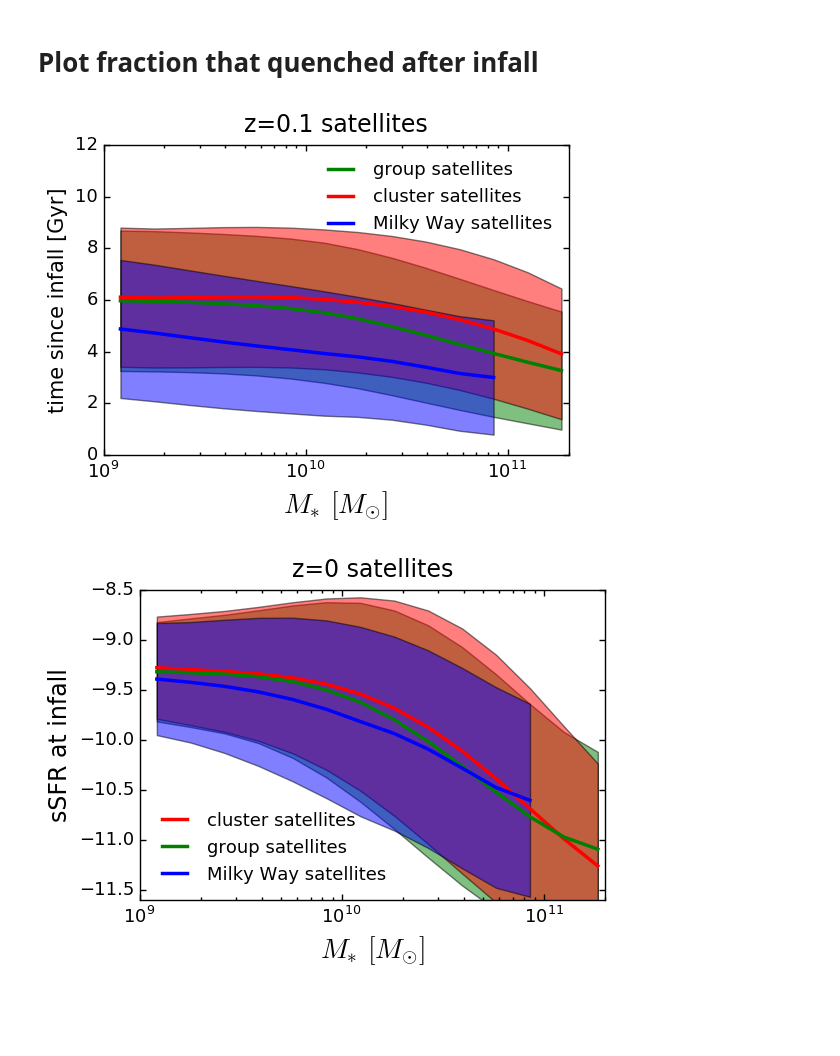
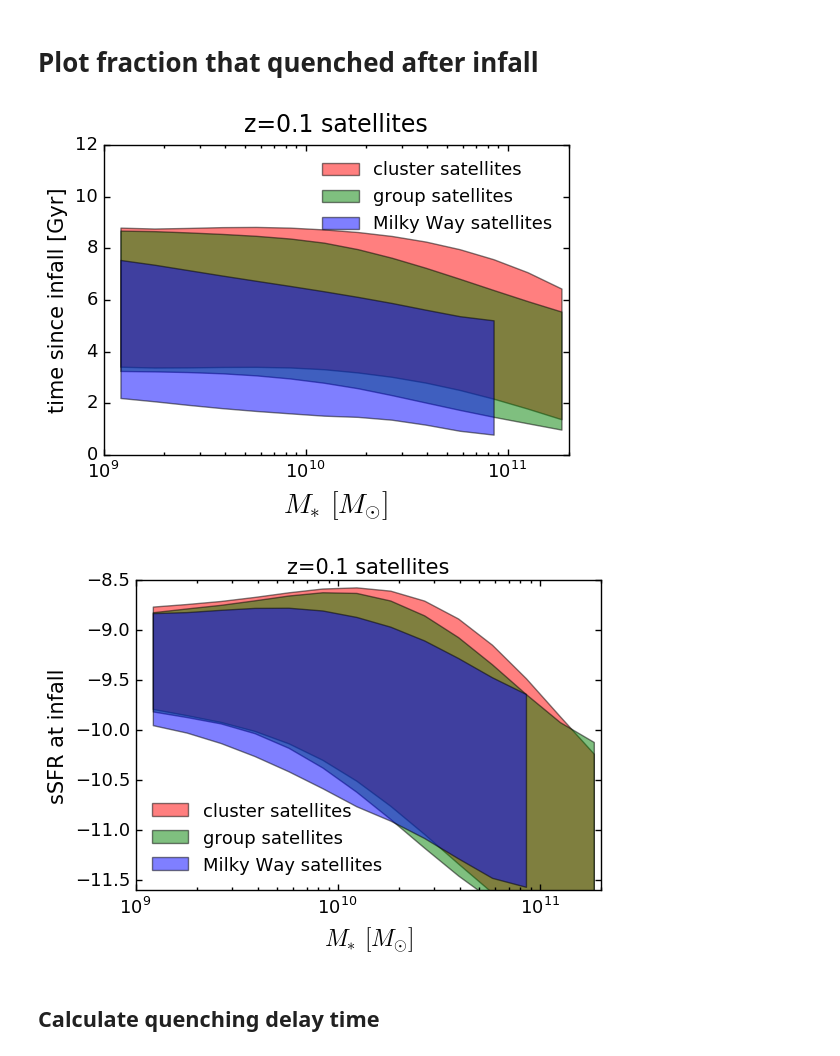
Before and after one commit to aphearin/time_evolving_cam_utils, a Jupyter notebook: compare_infall_times.ipynb, the cells around one changed output. Cells and saved outputs as stored; diff of their text form; code cells hidden in the pictures; blank space fills up the shorter version.

Commit message:
Updated delay time figures.

```diff
--- a/compare_infall_times.ipynb
+++ b/compare_infall_times.ipynb
@@ -112,24 +112,22 @@ xlabel = ax.set_xlabel(r'$M_{\ast}$ $[M_{\odot}]$', fontsize=20)
 ylabel = ax.set_ylabel('time since infall [Gyr]', fontsize=15)
 title = ax.set_title('z=0.1 satellites', fontsize=17, y=1.02) # y param fixes an overhanging title
 
-ax.plot(sm_mids, savgol_filter(t_today - infall_time_group, 13, 5), color='green',
-        linewidth=2.5, label = "group satellites")
+# ax.plot(sm_mids, savgol_filter(t_today - infall_time_cluster, 13, 5), color='red', linewidth=2.5)
+y1_cluster = savgol_filter(t_today - infall_time_cluster - infall_time_cluster_variance, 13, 5)
+y2_cluster = savgol_filter(t_today - infall_time_cluster + infall_time_cluster_variance, 13, 5)
+ax.fill_between(sm_mids, y1_cluster, y2_cluster, facecolor='red', alpha=0.5, label = "cluster satellites")
+
+# ax.plot(sm_mids, savgol_filter(t_today - infall_time_group, 13, 5), color='green', linewidth=2.5)
 y1_group = savgol_filter(t_today - infall_time_group - infall_time_group_variance, 13, 5)
 y2_group = savgol_filter(t_today - infall_time_group + infall_time_group_variance, 13, 5)
-ax.fill_between(sm_mids, y1_group, y2_group, facecolor='green', alpha=0.5)
-
-ax.plot(sm_mids, savgol_filter(t_today - infall_time_cluster, 13, 5), color='red',
-        linewidth=2.5, label = "cluster satellites")
-y1_cluster = savgol_filter(t_today - infall_time_cluster - infall_time_cluster_variance, 13, 5)
-y2_cluster = savgol_filter(t_today - infall_time_cluster + infall_time_cluster_variance, 13, 5)
-ax.fill_between(sm_mids, y1_cluster, y2_cluster, facecolor='red', alpha=0.5)
+ax.fill_between(sm_mids, y1_group, y2_group, facecolor='green', alpha=0.5, label = "group satellites")
 
 last_idx = -2
-ax.plot(sm_mids[:last_idx], savgol_filter(t_today - infall_time_milky_way, 13, 5)[:last_idx], color='blue',
-        linewidth=2.5, label = "Milky Way satellites")
+# ax.plot(sm_mids[:last_idx], savgol_filter(t_today - infall_time_milky_way, 13, 5)[:last_idx], color='blue', linewidth=2.5)
 y1_milky_way = savgol_filter(t_today - infall_time_milky_way - infall_time_milky_way_variance, 13, 5)[:last_idx]
 y2_milky_way = savgol_filter(t_today - infall_time_milky_way + infall_time_milky_way_variance, 13, 5)[:last_idx]
-ax.fill_between(sm_mids[:last_idx], y1_milky_way, y2_milky_way, facecolor='blue', alpha=0.5)
+ax.fill_between(sm_mids[:last_idx], y1_milky_way, y2_milky_way, facecolor='blue', alpha=0.5,
+               label = "Milky Way satellites")
 
 plt.tick_params(axis='x', length=4, width=1, which='major')
 plt.tick_params(axis='x', length=2, width=1, which='minor')
@@ -143,51 +141,50 @@ plt.legend(frameon=False, loc='upper right', fontsize=13)
 
 fig.savefig('FIGS/infall_time_comparison.pdf', bbox_extra_artists=[xlabel, ylabel], bbox_inches='tight')
 # %% [output]
-[figure, old version]
+[figure, new version]
 # %%
 fig = plt.figure()
 ax = fig.add_subplot(111)
 
-xlabel = ax.set_xlabel(r'$M_{\ast}$ $[M_{\odot}]$', fontsize=20)
-ylabel = ax.set_ylabel(r'sSFR at infall', fontsize=17)
-title = ax.set_title('z=0 satellites', fontsize=17, y=1.02) # y param fixes an overhanging title
+xlabel = ax.set_xlabel(r'$M_{\ast}$ $[M_{\odot}]$', fontsize=17)
+ylabel = ax.set_ylabel(r'sSFR at infall', fontsize=15)
+title = ax.set_title('z=0.1 satellites', fontsize=15, y=1.) # y param fixes an overhanging title
 
-# y1 = savgol_filter(ssfr_at_infall - ssfr_at_infall_variance, 13, 5)
-# y2 = savgol_filter(ssfr_at_infall + ssfr_at_infall_variance, 13, 5)
-# ax.fill_between(sm_mids, y1, y2, facecolor='gray', alpha=0.5)
+y1_cluster = savgol_filter(ssfr_at_infall_cluster - ssfr_at_infall_cluster_variance, 13, 5)
+y2_cluster = savgol_filter(ssfr_at_infall_cluster + ssfr_at_infall_cluster_variance, 13, 5)
+ax.fill_between(sm_mids, y1_cluster, y2_cluster, facecolor='red', alpha=0.5, label = "cluster satellites")
 
 y1_group = savgol_filter(ssfr_at_infall_group - ssfr_at_infall_group_variance, 13, 5)
 y2_group = savgol_filter(ssfr_at_infall_group + ssfr_at_infall_group_variance, 13, 5)
-ax.fill_between(sm_mids, y1_group, y2_group, facecolor='green', alpha=0.5)
-
-y1_cluster = savgol_filter(ssfr_at_infall_cluster - ssfr_at_infall_cluster_variance, 13, 5)
-y2_cluster = savgol_filter(ssfr_at_infall_cluster + ssfr_at_infall_cluster_variance, 13, 5)
-ax.fill_between(sm_mids, y1_cluster, y2_cluster, facecolor='red', alpha=0.5)
+ax.fill_between(sm_mids, y1_group, y2_group, facecolor='green', alpha=0.5, label = "group satellites")
 
 last_idx = -2
 y1_milky_way = savgol_filter(ssfr_at_infall_milky_way - ssfr_at_infall_milky_way_variance, 13, 5)[:last_idx]
 y2_milky_way = savgol_filter(ssfr_at_infall_milky_way + ssfr_at_infall_milky_way_variance, 13, 5)[:last_idx]
-ax.fill_between(sm_mids[:last_idx], y1_milky_way, y2_milky_way, facecolor='blue', alpha=0.5)
+ax.fill_between(sm_mids[:last_idx], y1_milky_way, y2_milky_way, facecolor='blue', alpha=0.5,
+                label = "Milky Way satellites")
 
-ax.plot(sm_mids, savgol_filter(ssfr_at_infall_cluster, 13, 5), color='red',
-        linewidth=2.5, label = "cluster satellites")
-ax.plot(sm_mids, savgol_filter(ssfr_at_infall_group, 13, 5), color='green',
-        linewidth=2.5, label = "group satellites")
-ax.plot(sm_mids[:last_idx], savgol_filter(ssfr_at_infall_milky_way, 13, 5)[:last_idx], color='blue',
-        linewidth=2.5, label = "Milky Way satellites")
+# ax.plot(sm_mids, savgol_filter(ssfr_at_infall_cluster, 13, 5), color='red',
+#         linewidth=2.5, label = "cluster satellites")
+# ax.plot(sm_mids, savgol_filter(ssfr_at_infall_group, 13, 5), color='green',
+#         linewidth=2.5, label = "group satellites")
+# ax.plot(sm_mids[:last_idx], savgol_filter(ssfr_at_infall_milky_way, 13, 5)[:last_idx], color='blue',
+#         linewidth=2.5, label = "Milky Way satellites")
 
 # ax.plot(np.logspace(8, 13, 100), np.zeros(100)-11, '--', color='k')
 
 plt.tick_params(axis='x', length=4, width=1, which='major')
 plt.tick_params(axis='x', length=2, width=1, which='minor')
 plt.tick_params(axis='y', length=4, width=1, which='major')
 plt.xscale('log')
 plt.xticks(fontsize=13)
 plt.yticks(fontsize=13)
 plt.xlim(xmin = 10**9, xmax=2*10**11)
 plt.ylim(ymin = -11.6, ymax = -8.5)
 plt.legend(frameon=False, loc='lower left', fontsize=13)
 
 fig.savefig('FIGS/ssfr_at_infall_comparison.pdf', bbox_extra_artists=[xlabel, ylabel], bbox_inches='tight')
 # %% [output]
-[figure, old version]
+[figure, new version]
+# %% [markdown]
+## Calculate quenching delay time
```
Also changed, not shown: parts of 2 cells of this notebook, 3 other files.
